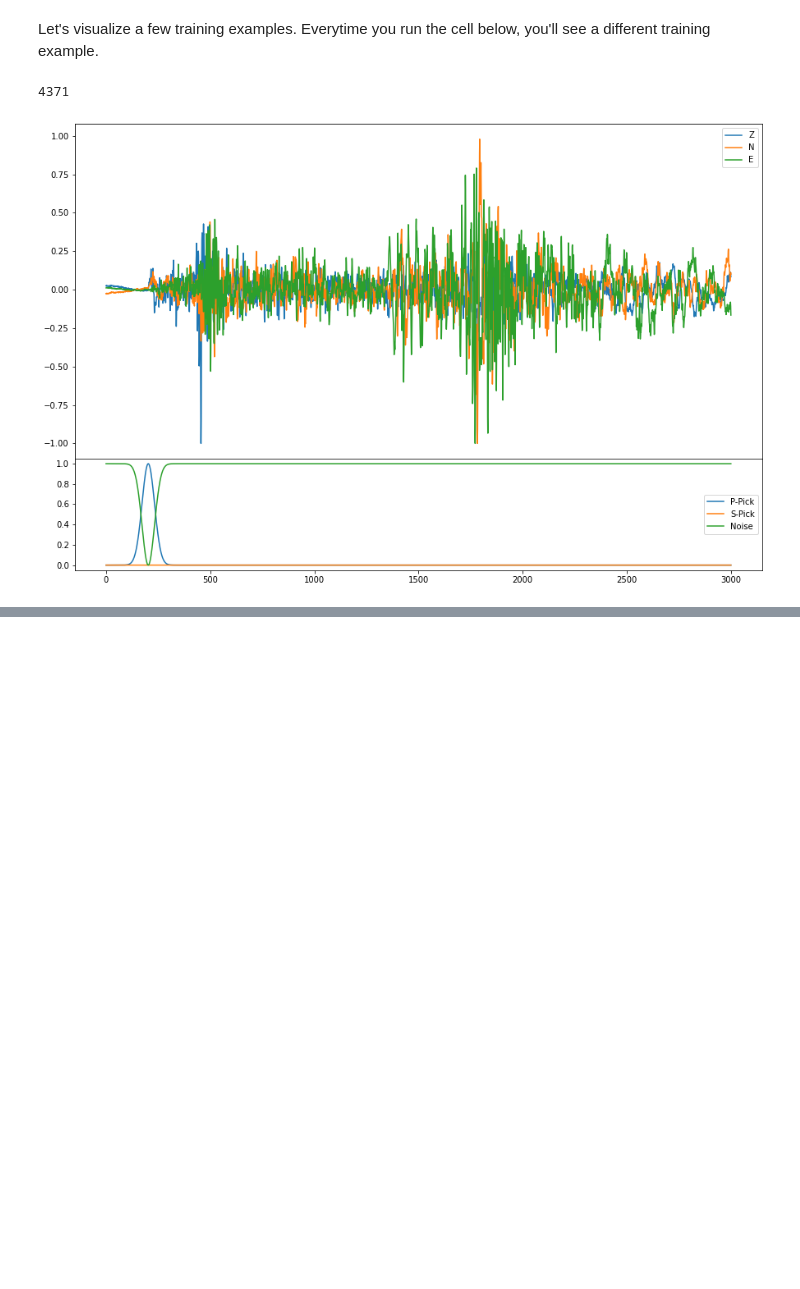
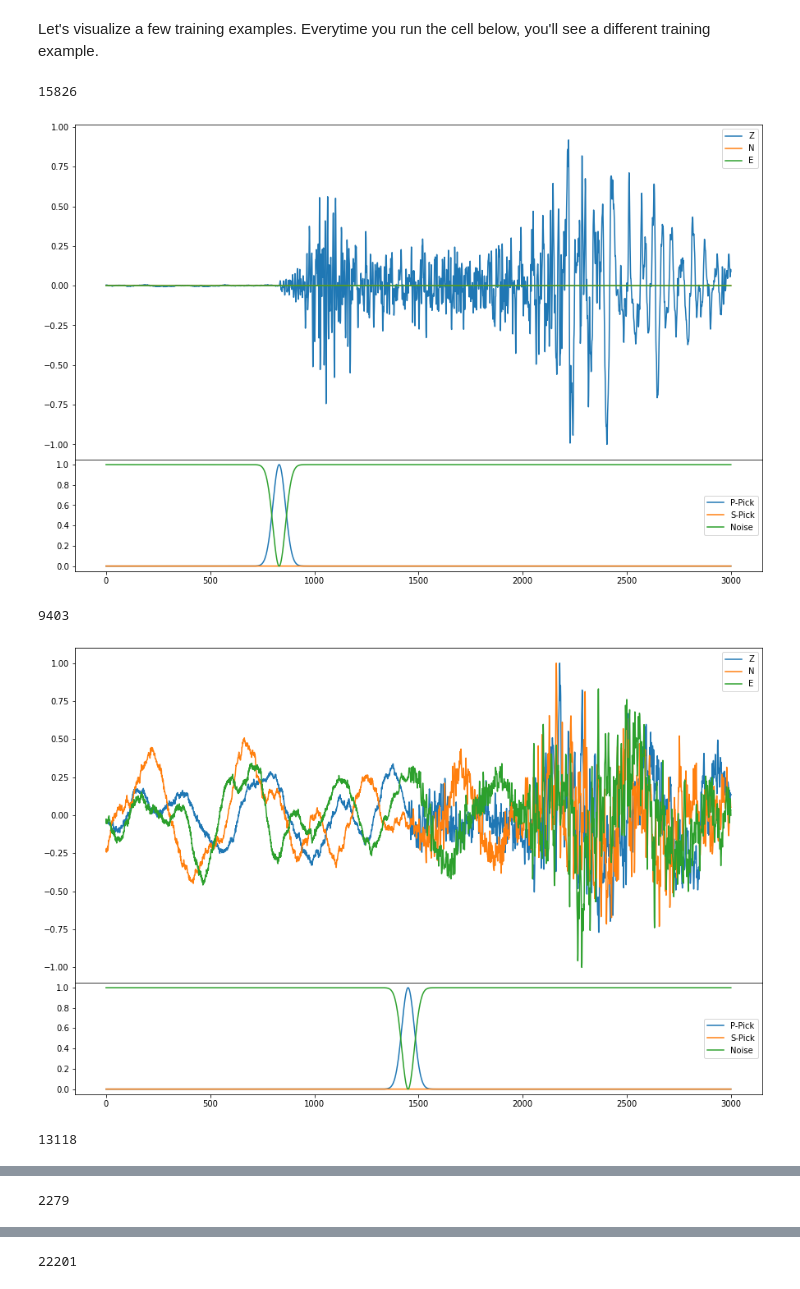
Before and after one commit to reykoki/ML_seismo, a Jupyter notebook: notebooks/look_at_waveforms_labels.ipynb, the cells around one changed output, grey strips where cells are left out. Saved outputs shown, nothing was run; the diff lists cells and outputs as text; code cells hidden in the pictures; blank space fills up the shorter version.

```diff
--- a/notebooks/look_at_waveforms_labels.ipynb
+++ b/notebooks/look_at_waveforms_labels.ipynb
@@ -102,22 +102,28 @@ dev_generator.add_augmentations(augmentations)
 # %% [markdown]
 Let's visualize a few training examples. Everytime you run the cell below, you'll see a different training example.
 # %%
-rand_int = np.random.randint(len(train_generator))
-print(rand_int)
+def plot_randos():
+  rand_int = np.random.randint(len(train_generator))
+  print(rand_int)
 
-sample = train_generator[rand_int]
+  sample = train_generator[rand_int]
 
-fig = plt.figure(figsize=(15, 10))
-axs = fig.subplots(2, 1, sharex=True, gridspec_kw={"hspace": 0, "height_ratios": [3, 1]})
-axs[0].plot(sample["X"][0], label='Z')
-axs[0].plot(sample["X"][1], label='N')
-axs[0].plot(sample["X"][2], label='E')
-axs[0].legend()
-axs[1].plot(sample["y"][0], label='P-Pick')
-axs[1].plot(sample["y"][1], label='S-Pick')
-axs[1].plot(sample["y"][2], label='Noise')
-axs[1].legend()
-plt.show()
+  fig = plt.figure(figsize=(15, 10))
+  axs = fig.subplots(2, 1, sharex=True, gridspec_kw={"hspace": 0, "height_ratios": [3, 1]})
+  axs[0].plot(sample["X"][0], label='Z')
+  axs[0].plot(sample["X"][1], label='N')
+  axs[0].plot(sample["X"][2], label='E')
+  axs[0].legend()
+  axs[1].plot(sample["y"][0], label='P-Pick')
+  axs[1].plot(sample["y"][1], label='S-Pick')
+  axs[1].plot(sample["y"][2], label='Noise')
+  axs[1].legend()
+  plt.show()
+for i in range(25):
+  plot_randos()
 # %% [output]
-4371
+15826
-[figure, old version]
+[figure, new version]
+9403
+[figure, added]
+13118
@@ -123,0 +131 @@ plt.show()
+2279
@@ -123,0 +133 @@ plt.show()
+22201
```
Also changed, not shown: parts of 15 cells of this notebook.
